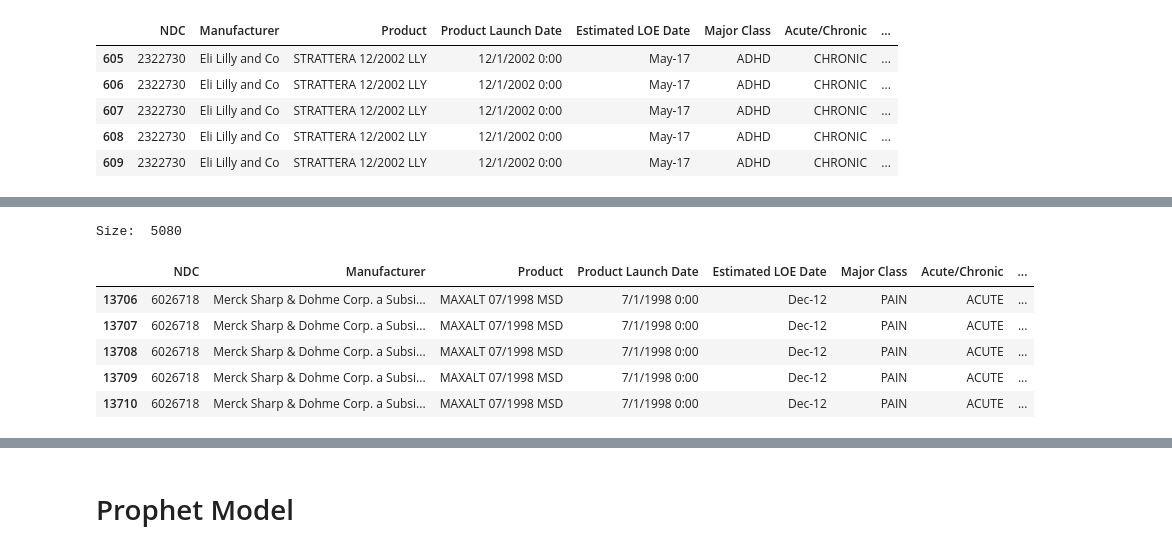
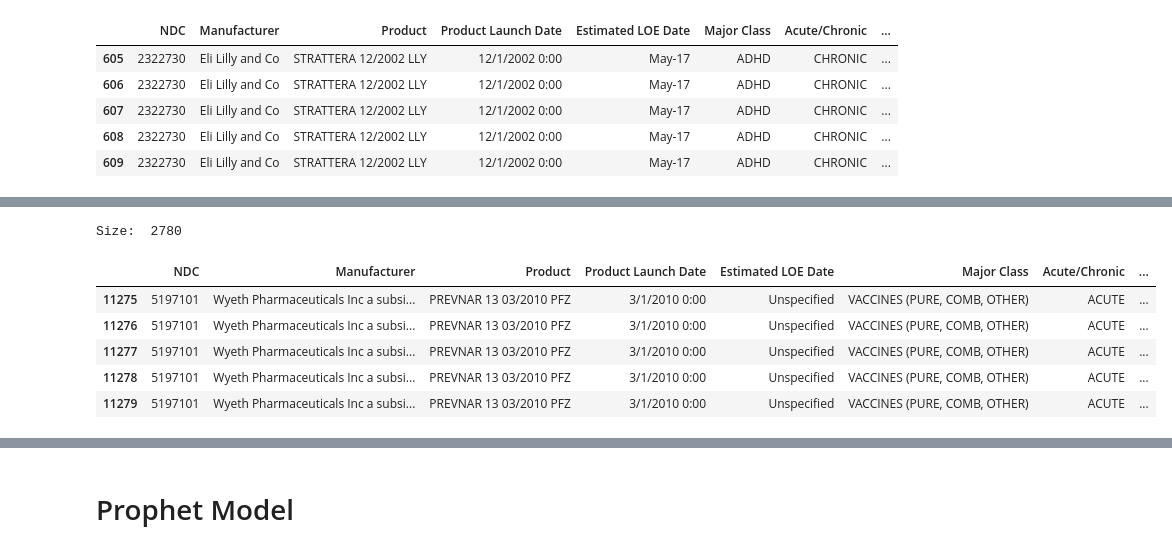
Before and after one commit to pauldoan/CBS_Nephron, a Jupyter notebook: Predictive Models/Prophet2.ipynb, the cells around one changed output, grey strips where cells are left out. Saved outputs shown, nothing was run; the diff lists cells and outputs as text; code cells hidden in the pictures.

```diff
--- a/Predictive Models/Prophet2.ipynb
+++ b/Predictive Models/Prophet2.ipynb
@@ -11,6 +88,8 @@ import seaborn as sns
+# %%
+selected_class = 'VACCINES (PURE, COMB, OTHER)'
 # %%
 # Loading dataset
-dataframe = pd.read_csv('/content/drive/My Drive/Class/Nephron Project/Data/Processed data/drugs_pct_changes_monthly.csv')
+dataframe = pd.read_csv('../Processed_Data/drugs_pct_changes_monthly.csv')
 
 # Only NDCs that have full period
 last_period = dataframe[(dataframe.Year == 2020) & (dataframe.Month == 7)].NDC.unique()
@@ -19,9 +98,11 @@ dataframe.Date = pd.to_datetime(dataframe.Date, format='%Y_%m')
 selected_NDC = list(set(last_period).intersection(first_period))
 dataframe = dataframe[dataframe.NDC.isin(selected_NDC)]
 
-# Dropping NA
-# dataframe = dataframe.dropna()
-# print("shape: ", dataframe.shape)
+# Fill in the pct change NA by 0 (first values)
+dataframe.Pct_change = dataframe.Pct_change.fillna(0)
+
+# Fill in the Previous_TRx NA by latest value (first values)
+dataframe.Previous_TRx = dataframe.Previous_TRx.fillna(method='ffill')
 
 # Dropping before 2015 because 2014 is not good
 dataframe = dataframe[dataframe.Date >= pd.to_datetime('2015-01-01')]
@@ -65,17 +125,16 @@ array(['ADHD', 'OTHER CNS', 'MENTAL HEALTH', 'ERECTILE DYSFUNCTION',
 # %%
 # Filtering for a single class
-selected_class = 'PAIN'
 data_class = dataframe[dataframe['Major Class'] == selected_class].copy()
 print('Size: ', len(data_class))
 data_class.head()
 # %% [output]
-Size:  5080
+Size:  2780
 |  | NDC | Manufacturer | Product | Product Launch Date | Estimated LOE Date | Major Class | Acute/Chronic | ... |
-| 13706 | 6026718 | Merck Sharp & Dohme Corp. a Subsi... | MAXALT 07/1998 MSD | 7/1/1998 0:00 | Dec-12 | PAIN | ACUTE | ... |
-| 13707 | 6026718 | Merck Sharp & Dohme Corp. a Subsi... | MAXALT 07/1998 MSD | 7/1/1998 0:00 | Dec-12 | PAIN | ACUTE | ... |
-| 13708 | 6026718 | Merck Sharp & Dohme Corp. a Subsi... | MAXALT 07/1998 MSD | 7/1/1998 0:00 | Dec-12 | PAIN | ACUTE | ... |
-| 13709 | 6026718 | Merck Sharp & Dohme Corp. a Subsi... | MAXALT 07/1998 MSD | 7/1/1998 0:00 | Dec-12 | PAIN | ACUTE | ... |
-| 13710 | 6026718 | Merck Sharp & Dohme Corp. a Subsi... | MAXALT 07/1998 MSD | 7/1/1998 0:00 | Dec-12 | PAIN | ACUTE | ... |
+| 11275 | 5197101 | Wyeth Pharmaceuticals Inc a subsi... | PREVNAR 13 03/2010 PFZ | 3/1/2010 0:00 | Unspecified | VACCINES (PURE, COMB, OTHER) | ACUTE | ... |
+| 11276 | 5197101 | Wyeth Pharmaceuticals Inc a subsi... | PREVNAR 13 03/2010 PFZ | 3/1/2010 0:00 | Unspecified | VACCINES (PURE, COMB, OTHER) | ACUTE | ... |
+| 11277 | 5197101 | Wyeth Pharmaceuticals Inc a subsi... | PREVNAR 13 03/2010 PFZ | 3/1/2010 0:00 | Unspecified | VACCINES (PURE, COMB, OTHER) | ACUTE | ... |
+| 11278 | 5197101 | Wyeth Pharmaceuticals Inc a subsi... | PREVNAR 13 03/2010 PFZ | 3/1/2010 0:00 | Unspecified | VACCINES (PURE, COMB, OTHER) | ACUTE | ... |
+| 11279 | 5197101 | Wyeth Pharmaceuticals Inc a subsi... | PREVNAR 13 03/2010 PFZ | 3/1/2010 0:00 | Unspecified | VACCINES (PURE, COMB, OTHER) | ACUTE | ... |
 # %%
 # Helper function to compute the weighted WAC
 def weigthed_average(data, quantity, weights):
```
Also changed, not shown: parts of 14 cells of this notebook, 11 other files.
